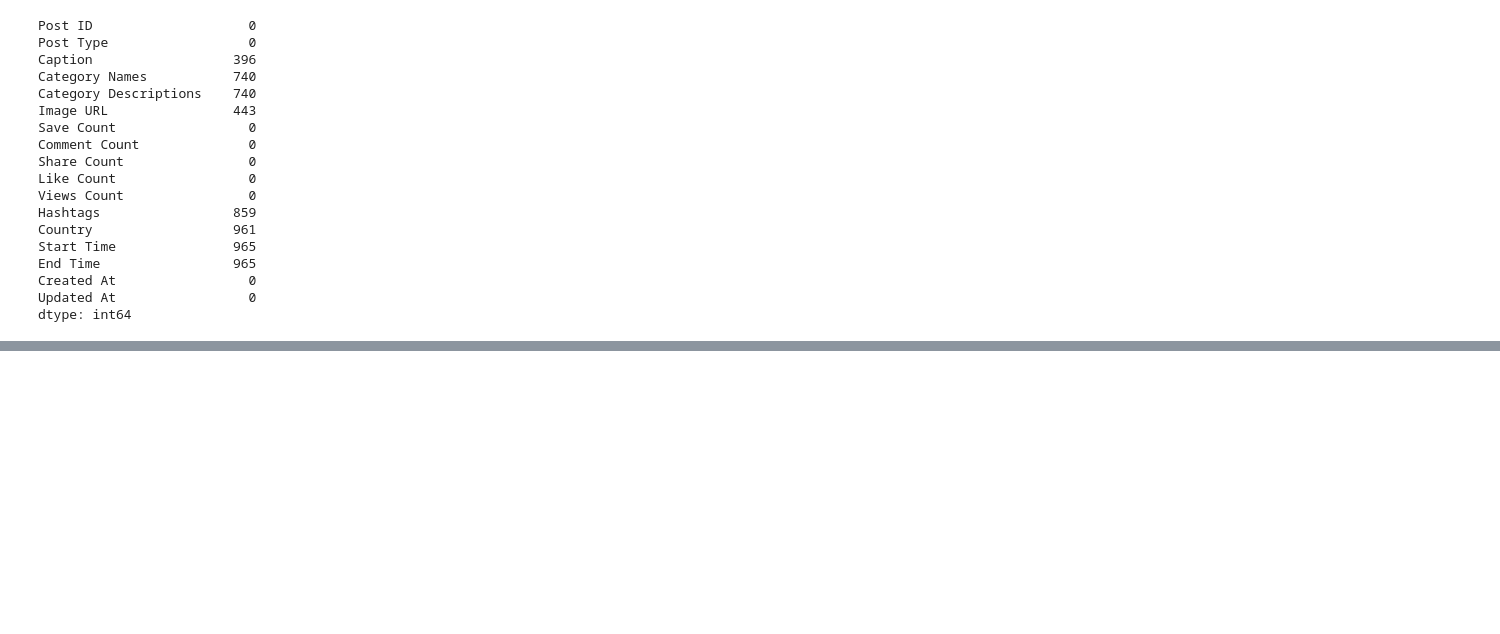
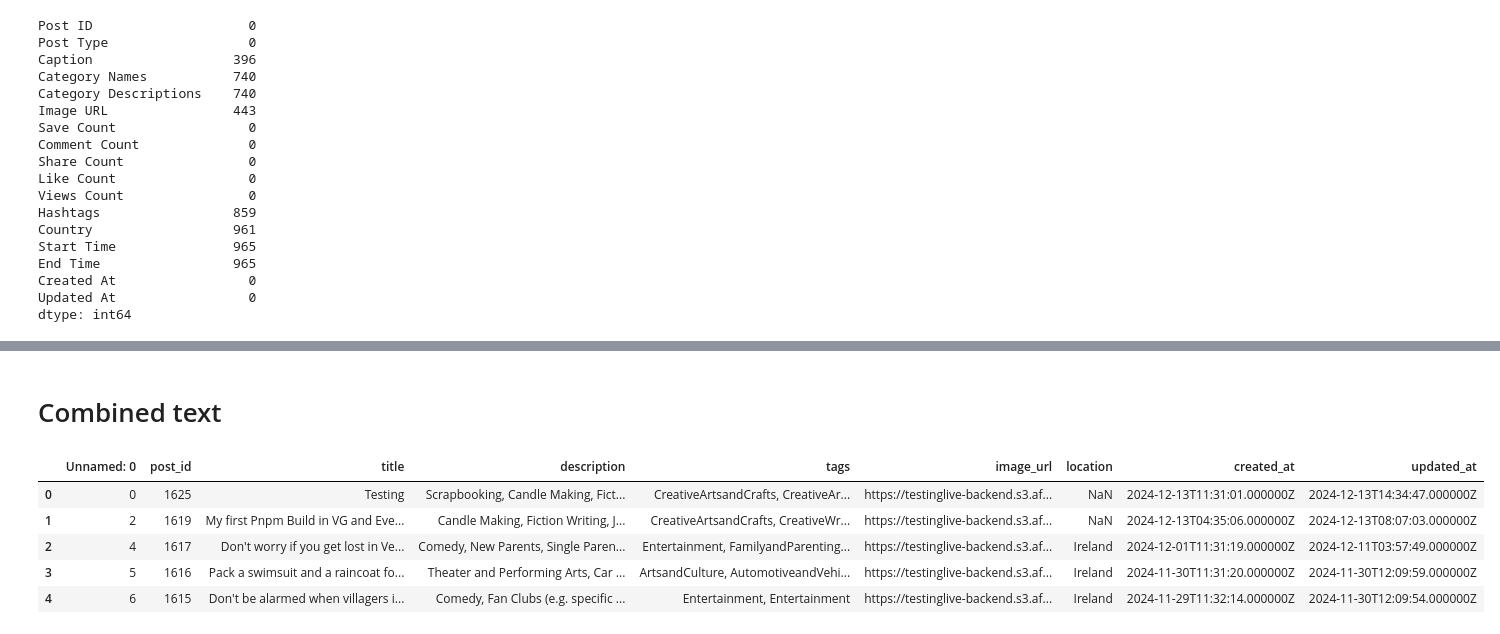
Before and after one commit to ajeditz/Recommender-Program, a Jupyter notebook: preprocessing_posts.ipynb, the cells around one changed output, grey strips where cells are left out. Cells and saved outputs as stored; diff of their text form; code cells hidden in the pictures; blank space fills up the shorter version.

```diff
--- a/preprocessing_posts.ipynb
+++ b/preprocessing_posts.ipynb
@@ -36,0 +212,2 @@ posts_df.dropna(subset=['Category Names','Category Descriptions'],inplace=True)
+# %% [markdown]
+# Combined text
@@ -36,0 +216,9 @@ posts_df.dropna(subset=['Category Names','Category Descriptions'],inplace=True)
+# %%
+processed_df.head()
+# %% [output]
+|  | Unnamed: 0 | post_id | title | description | tags | image_url | location | created_at | updated_at |
+| 0 | 0 | 1625 | Testing | Scrapbooking, Candle Making, Fict... | CreativeArtsandCrafts, CreativeAr... | https://testinglive-backend.s3.af... | NaN | 2024-12-13T11:31:01.000000Z | 2024-12-13T14:34:47.000000Z |
+| 1 | 2 | 1619 | My first Pnpm Build in VG and Eve... | Candle Making, Fiction Writing, J... | CreativeArtsandCrafts, CreativeWr... | https://testinglive-backend.s3.af... | NaN | 2024-12-13T04:35:06.000000Z | 2024-12-13T08:07:03.000000Z |
+| 2 | 4 | 1617 | Don't worry if you get lost in Ve... | Comedy, New Parents, Single Paren... | Entertainment, FamilyandParenting... | https://testinglive-backend.s3.af... | Ireland | 2024-12-01T11:31:19.000000Z | 2024-12-11T03:57:49.000000Z |
+| 3 | 5 | 1616 | Pack a swimsuit and a raincoat fo... | Theater and Performing Arts, Car ... | ArtsandCulture, AutomotiveandVehi... | https://testinglive-backend.s3.af... | Ireland | 2024-11-30T11:31:20.000000Z | 2024-11-30T12:09:59.000000Z |
+| 4 | 6 | 1615 | Don't be alarmed when villagers i... | Comedy, Fan Clubs (e.g. specific ... | Entertainment, Entertainment | https://testinglive-backend.s3.af... | Ireland | 2024-11-29T11:32:14.000000Z | 2024-11-30T12:09:54.000000Z |
```
Also changed, not shown: parts of 43 cells of this notebook, 1 other file.
